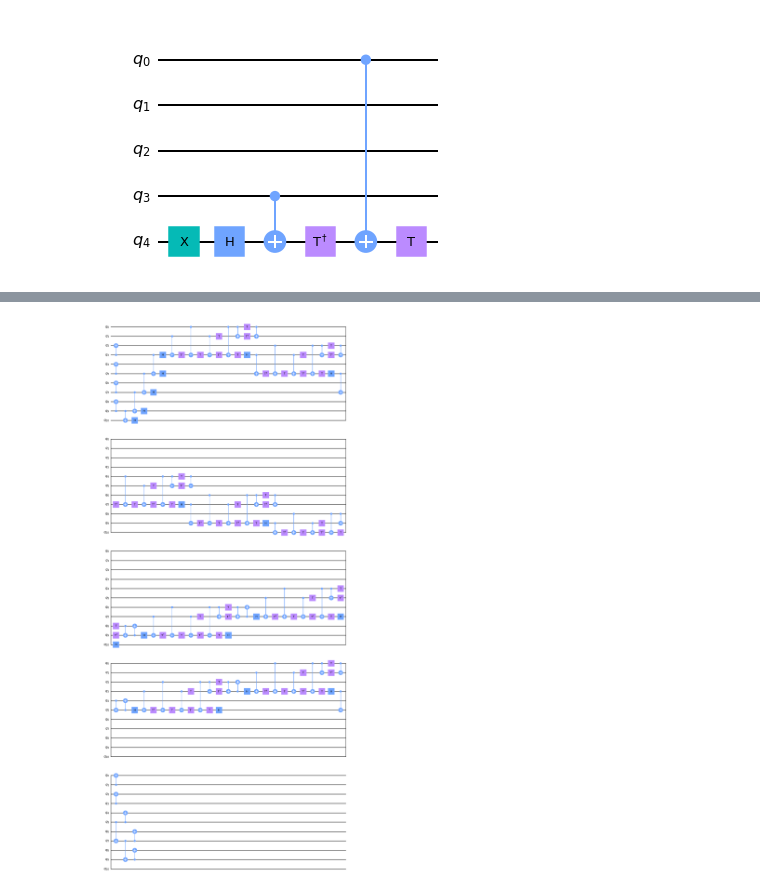
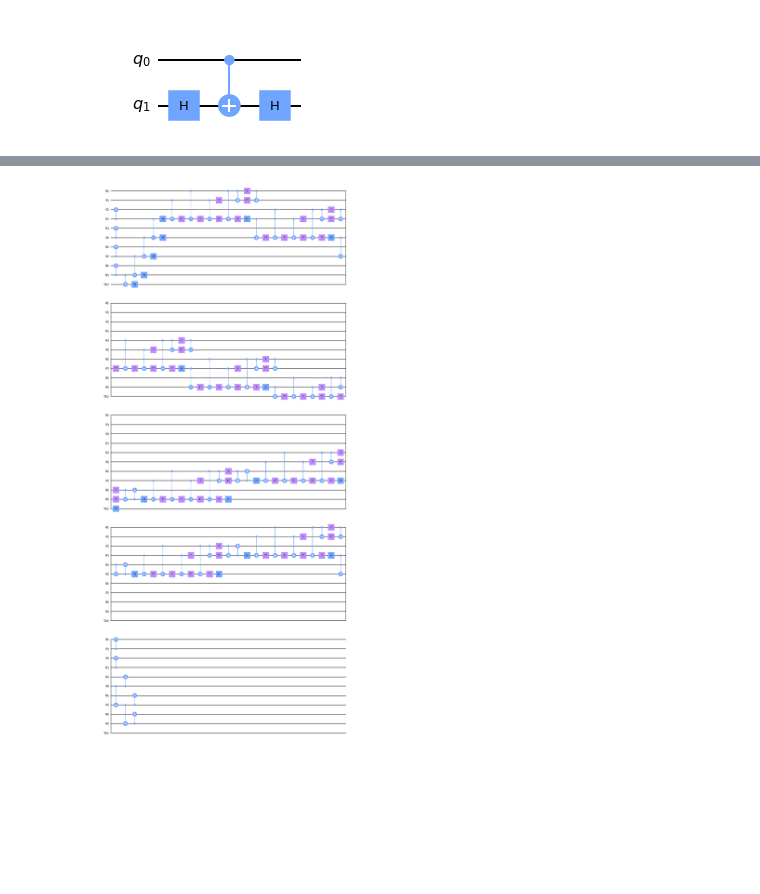
Before and after one commit to Acdimy/CVBE, a Jupyter notebook: dev_n_qubits.ipynb, the cells around one changed output, grey strips where cells are left out. Cells and saved outputs as stored; diff of their text form; code cells hidden in the pictures; blank space fills up the shorter version.

```diff
--- a/dev_n_qubits.ipynb
+++ b/dev_n_qubits.ipynb
@@ -5,8 +5,8 @@ from qiskit.quantum_info.operators import Operator
 from z3 import *
 import time
 # %%
-circ0 = QuantumCircuit().from_qasm_file('test.qasm')
+circ0 = QuantumCircuit().from_qasm_file('benchmark/test_cz.qasm')
 circ0.draw('mpl')
 # %% [output]
-[figure, old version]
+[figure, new version]
 # %%
```
Also changed, not shown: parts of 6 cells of this notebook, 8 other files.
